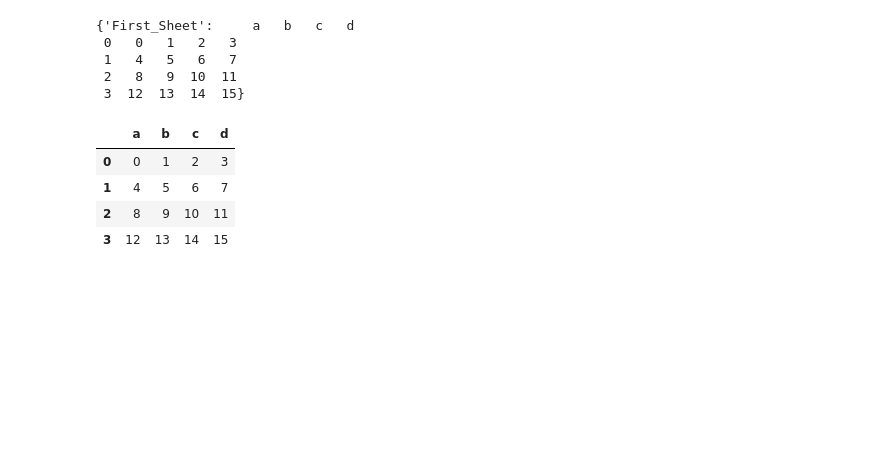
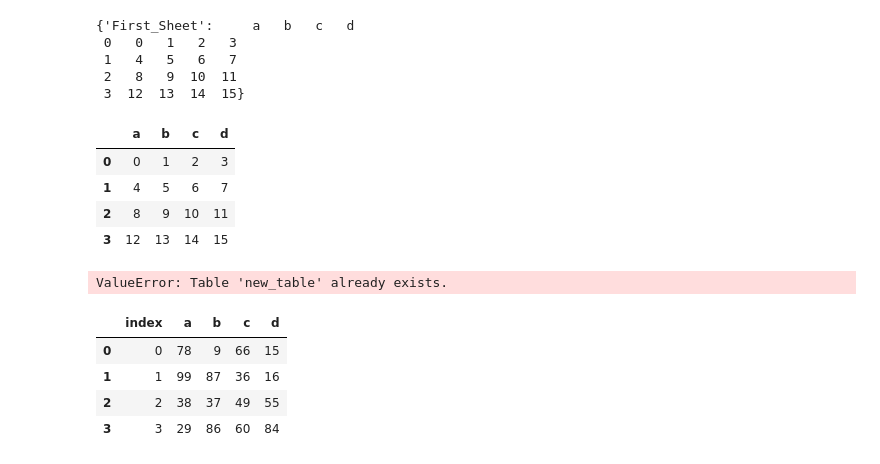
Before and after one commit to machadojoy/Pandas_practice, a Jupyter notebook: inputs-and-outputs.ipynb, the cells around one changed output. Cells and saved outputs as stored; diff of their text form; code cells hidden in the pictures; blank space fills up the shorter version.

Commit message:
add sql read/write

```diff
--- a/inputs-and-outputs.ipynb
+++ b/inputs-and-outputs.ipynb
@@ -240,0 +193,2 @@ our_df.to_excel("example_1.xlsx", s)
+# %%
+temp_db = create_engine("sqlite:///:memory:")
@@ -240,0 +201,12 @@ our_df.to_excel("example_1.xlsx", s)
+# %%
+df.to_sql(name="new_table", con=temp_db)
+# %% [output]
+ValueError: Table 'new_table' already exists.
+# %%
+pd.read_sql(sql="new_table", con=temp_db)
+# %% [output]
+|  | index | a | b | c | d |
+| 0 | 0 | 78 | 9 | 66 | 15 |
+| 1 | 1 | 99 | 87 | 36 | 16 |
+| 2 | 2 | 38 | 37 | 49 | 55 |
+| 3 | 3 | 29 | 86 | 60 | 84 |
```
Also changed, not shown: parts of 11 cells of this notebook.
